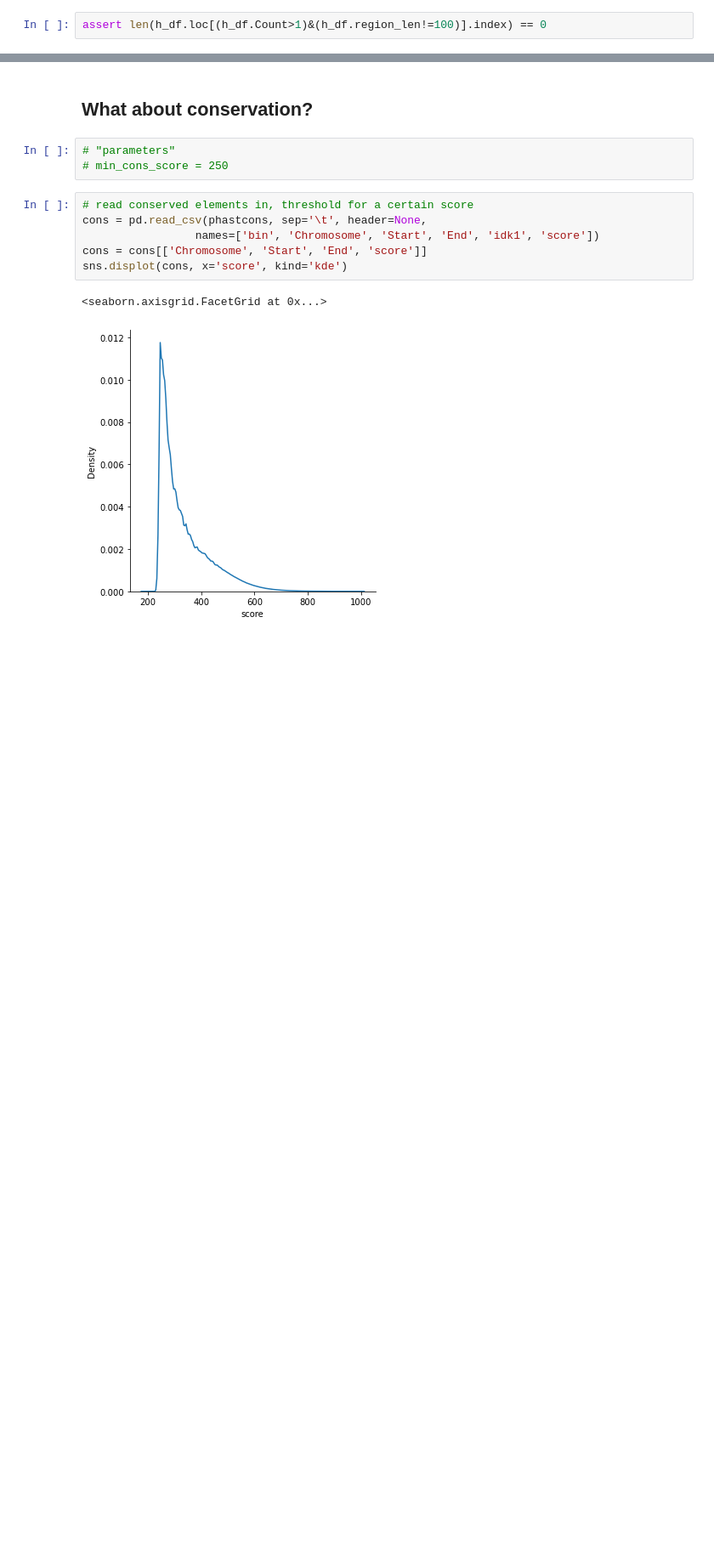
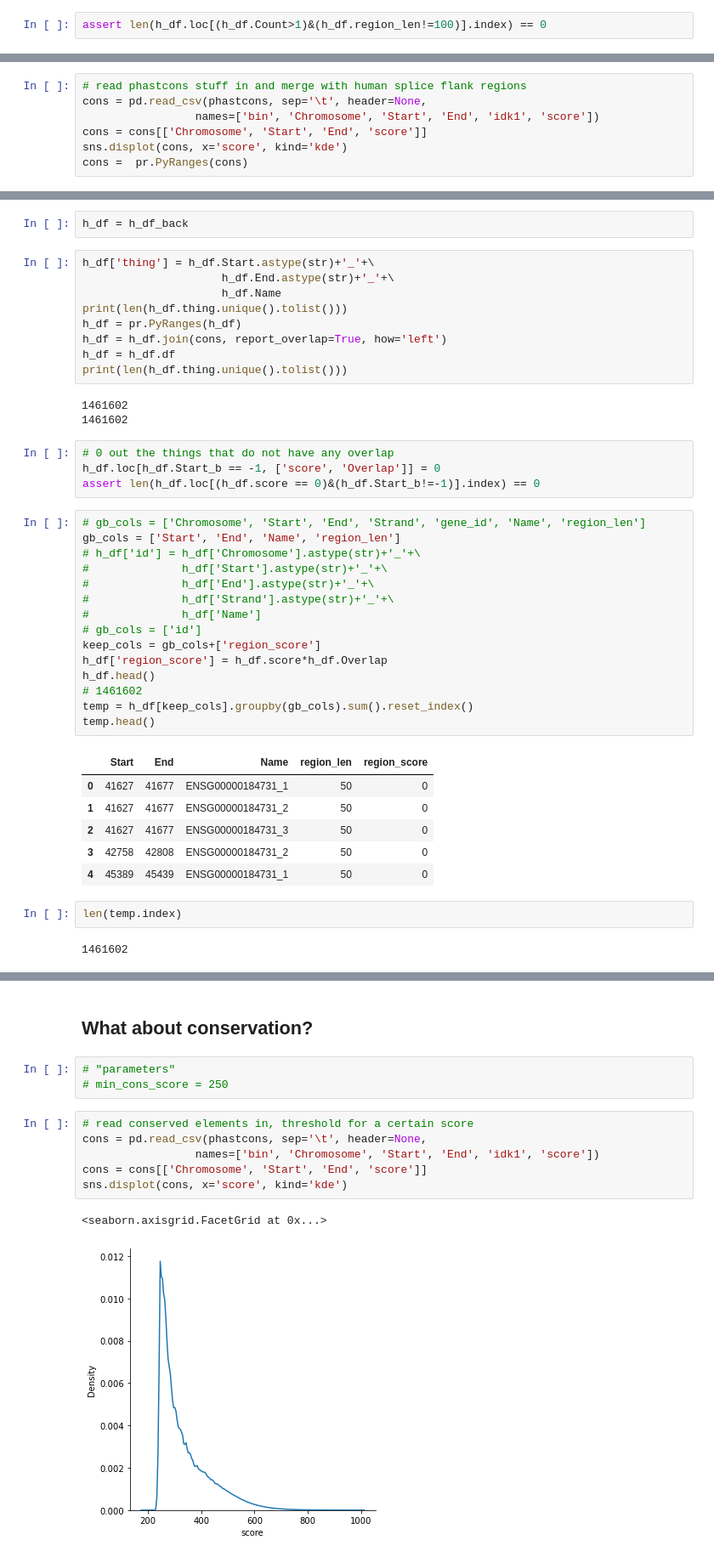
Before and after one commit to fairliereese/paper_rnawg, a Jupyter notebook: figures_revisions/revisions/human_mouse_cons_features.ipynb, the cells around one changed output, grey strips where cells are left out. Shown at 85% size. Saved outputs shown, nothing was run; the diff lists cells and outputs as text; blank space fills up the shorter version.

```diff
--- a/figures_revisions/revisions/human_mouse_cons_features.ipynb
+++ b/figures_revisions/revisions/human_mouse_cons_features.ipynb
@@ -937,0 +830,7 @@ assert len(h_df.loc[(h_df.Count>1)&(h_df.region_len!=100)].index) == 0
+# %%
+# read phastcons stuff in and merge with human splice flank regions
+cons = pd.read_csv(phastcons, sep='\t', header=None,
+                 names=['bin', 'Chromosome', 'Start', 'End', 'idk1', 'score'])
+cons = cons[['Chromosome', 'Start', 'End', 'score']]
+sns.displot(cons, x='score', kind='kde')
+cons =  pr.PyRanges(cons)
@@ -937,0 +839,44 @@ assert len(h_df.loc[(h_df.Count>1)&(h_df.region_len!=100)].index) == 0
+# %%
+h_df = h_df_back
+# %%
+h_df['thing'] = h_df.Start.astype(str)+'_'+\
+                     h_df.End.astype(str)+'_'+\
+                     h_df.Name
+print(len(h_df.thing.unique().tolist()))
+h_df = pr.PyRanges(h_df)
+h_df = h_df.join(cons, report_overlap=True, how='left')
+h_df = h_df.df
+print(len(h_df.thing.unique().tolist()))
+# %% [output]
+1461602
+1461602
+# %%
+# 0 out the things that do not have any overlap
+h_df.loc[h_df.Start_b == -1, ['score', 'Overlap']] = 0
+assert len(h_df.loc[(h_df.score == 0)&(h_df.Start_b!=-1)].index) == 0
+# %%
+# gb_cols = ['Chromosome', 'Start', 'End', 'Strand', 'gene_id', 'Name', 'region_len']
+gb_cols = ['Start', 'End', 'Name', 'region_len']
+# h_df['id'] = h_df['Chromosome'].astype(str)+'_'+\
+#              h_df['Start'].astype(str)+'_'+\
+#              h_df['End'].astype(str)+'_'+\
+#              h_df['Strand'].astype(str)+'_'+\
+#              h_df['Name']
+# gb_cols = ['id']
+keep_cols = gb_cols+['region_score']
+h_df['region_score'] = h_df.score*h_df.Overlap
+h_df.head()
+# 1461602
+temp = h_df[keep_cols].groupby(gb_cols).sum().reset_index()
+temp.head()
+# %% [output]
+|  | Start | End | Name | region_len | region_score |
+| 0 | 41627 | 41677 | ENSG00000184731_1 | 50 | 0 |
+| 1 | 41627 | 41677 | ENSG00000184731_2 | 50 | 0 |
+| 2 | 41627 | 41677 | ENSG00000184731_3 | 50 | 0 |
+| 3 | 42758 | 42808 | ENSG00000184731_2 | 50 | 0 |
+| 4 | 45389 | 45439 | ENSG00000184731_1 | 50 | 0 |
+# %%
+len(temp.index)
+# %% [output]
+1461602
```
Also changed, not shown: parts of 30 cells of this notebook, 2 other files.
